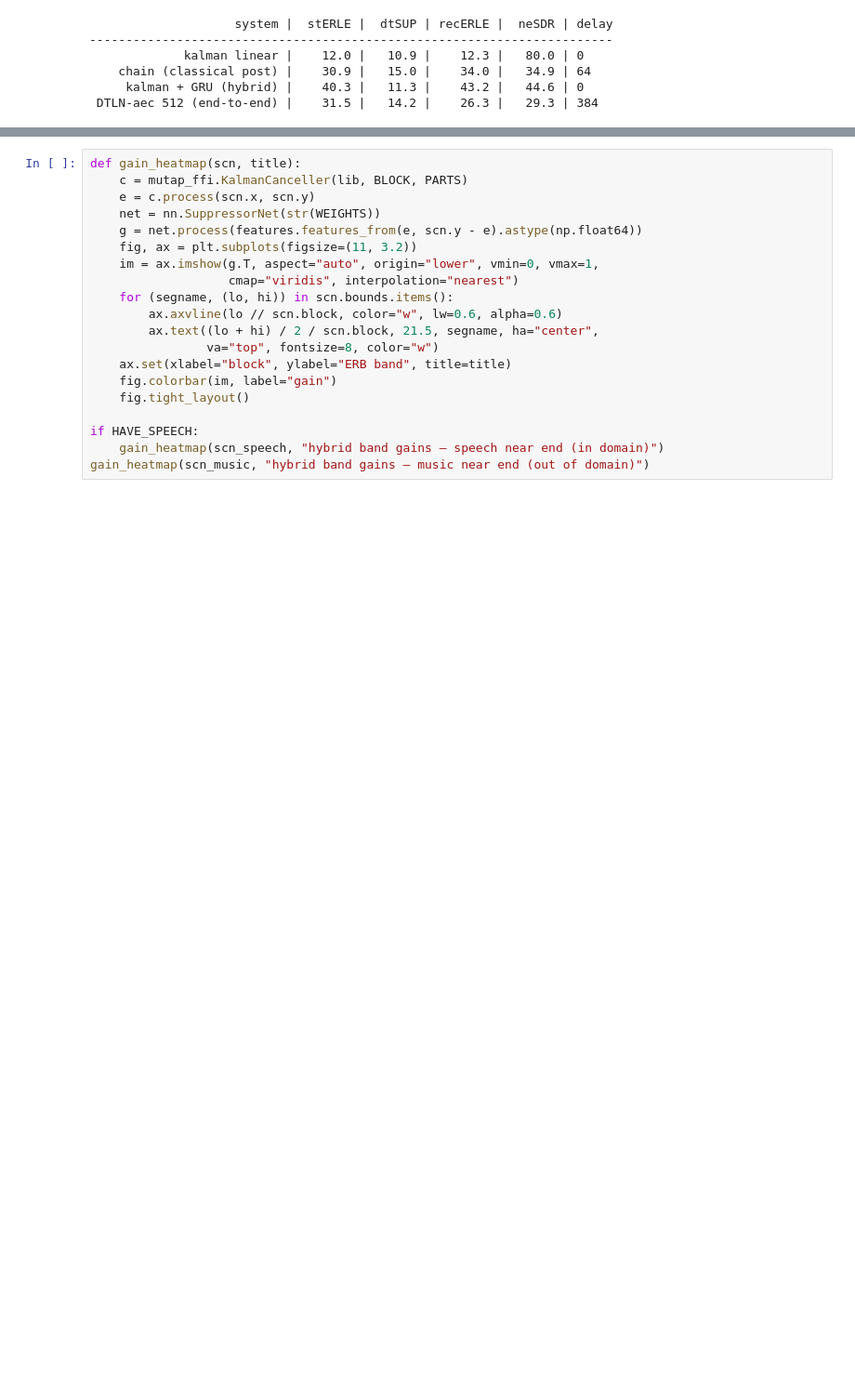
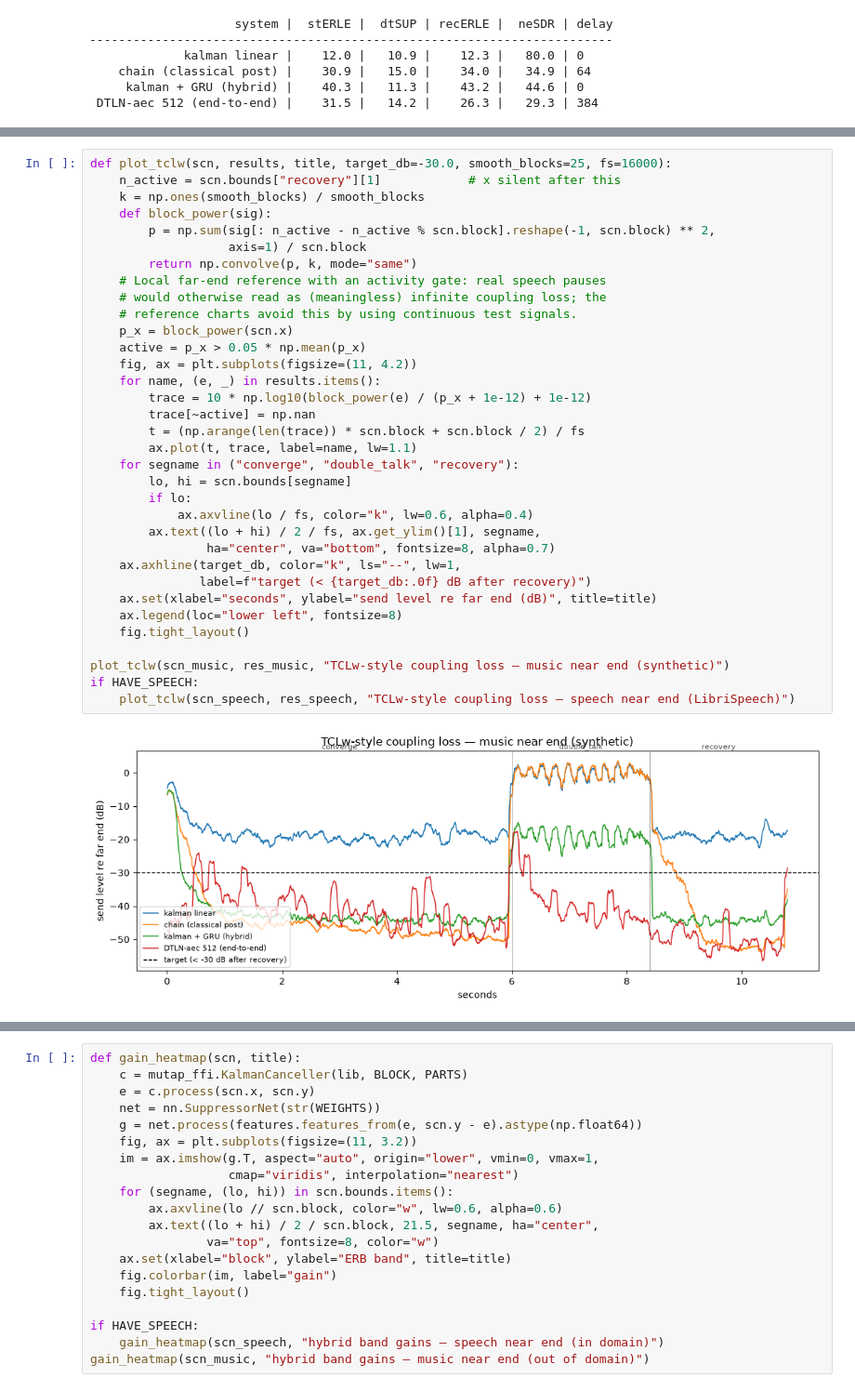
Before and after one commit to tap/MuTap, a Jupyter notebook: notebooks/ml_aec_comparison.ipynb, the cells around one changed output, grey strips where cells are left out. Shown at 93% size. Cells and saved outputs as stored; diff of their text form; blank space fills up the shorter version.

```diff
--- a/notebooks/ml_aec_comparison.ipynb
+++ b/notebooks/ml_aec_comparison.ipynb
@@ -191,0 +210,36 @@ if HAVE_SPEECH:
+# %%
+def plot_tclw(scn, results, title, target_db=-30.0, smooth_blocks=25, fs=16000):
+    n_active = scn.bounds["recovery"][1]            # x silent after this
+    k = np.ones(smooth_blocks) / smooth_blocks
+    def block_power(sig):
+        p = np.sum(sig[: n_active - n_active % scn.block].reshape(-1, scn.block) ** 2,
+                   axis=1) / scn.block
+        return np.convolve(p, k, mode="same")
+    # Local far-end reference with an activity gate: real speech pauses
+    # would otherwise read as (meaningless) infinite coupling loss; the
+    # reference charts avoid this by using continuous test signals.
+    p_x = block_power(scn.x)
+    active = p_x > 0.05 * np.mean(p_x)
+    fig, ax = plt.subplots(figsize=(11, 4.2))
+    for name, (e, _) in results.items():
+        trace = 10 * np.log10(block_power(e) / (p_x + 1e-12) + 1e-12)
+        trace[~active] = np.nan
+        t = (np.arange(len(trace)) * scn.block + scn.block / 2) / fs
+        ax.plot(t, trace, label=name, lw=1.1)
+    for segname in ("converge", "double_talk", "recovery"):
+        lo, hi = scn.bounds[segname]
+        if lo:
+            ax.axvline(lo / fs, color="k", lw=0.6, alpha=0.4)
+        ax.text((lo + hi) / 2 / fs, ax.get_ylim()[1], segname,
+                ha="center", va="bottom", fontsize=8, alpha=0.7)
+    ax.axhline(target_db, color="k", ls="--", lw=1,
+               label=f"target (< {target_db:.0f} dB after recovery)")
+    ax.set(xlabel="seconds", ylabel="send level re far end (dB)", title=title)
+    ax.legend(loc="lower left", fontsize=8)
+    fig.tight_layout()
+
+plot_tclw(scn_music, res_music, "TCLw-style coupling loss — music near end (synthetic)")
+if HAVE_SPEECH:
+    plot_tclw(scn_speech, res_speech, "TCLw-style coupling loss — speech near end (LibriSpeech)")
+# %% [output]
+[figure, added]
```
Also changed, not shown: parts of 3 cells of this notebook, 1 other file.
